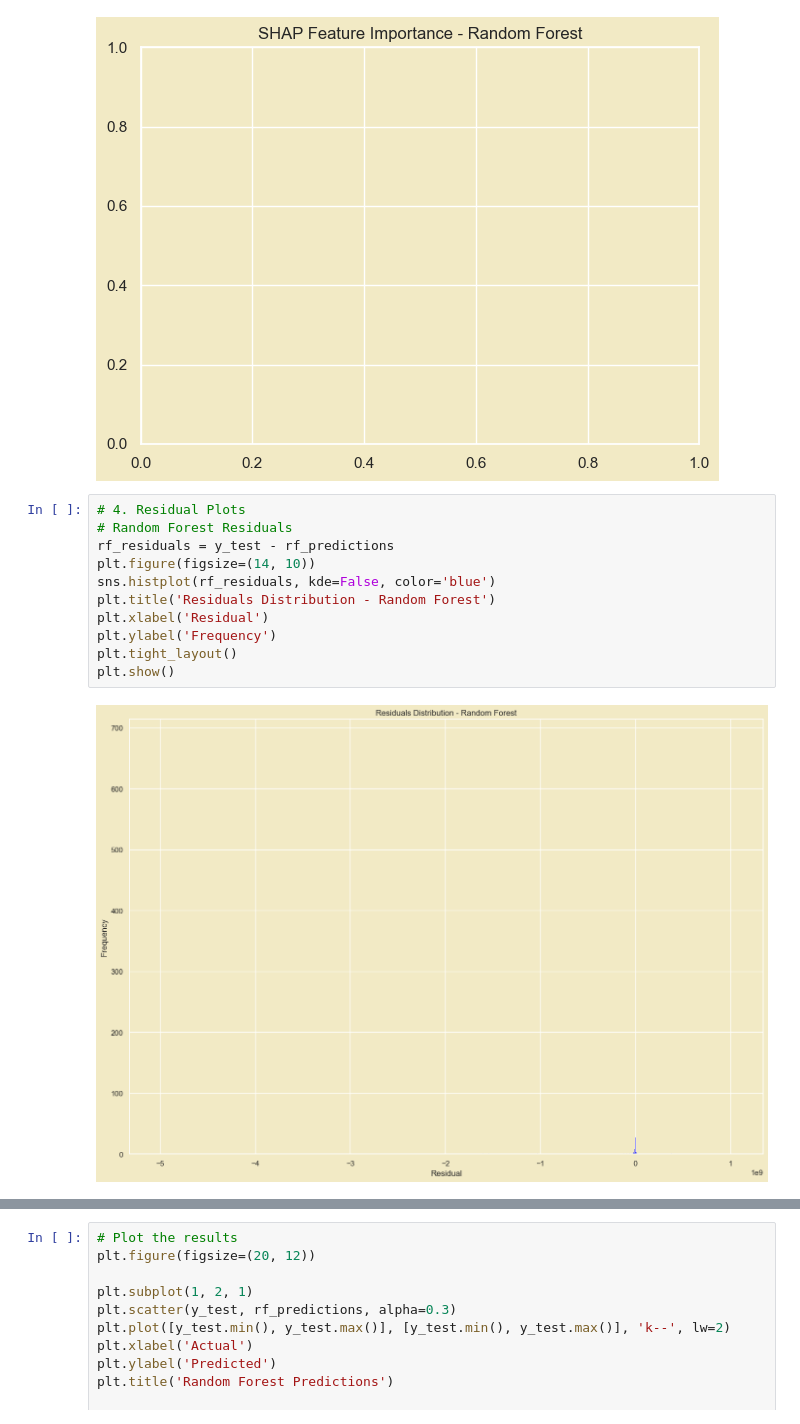
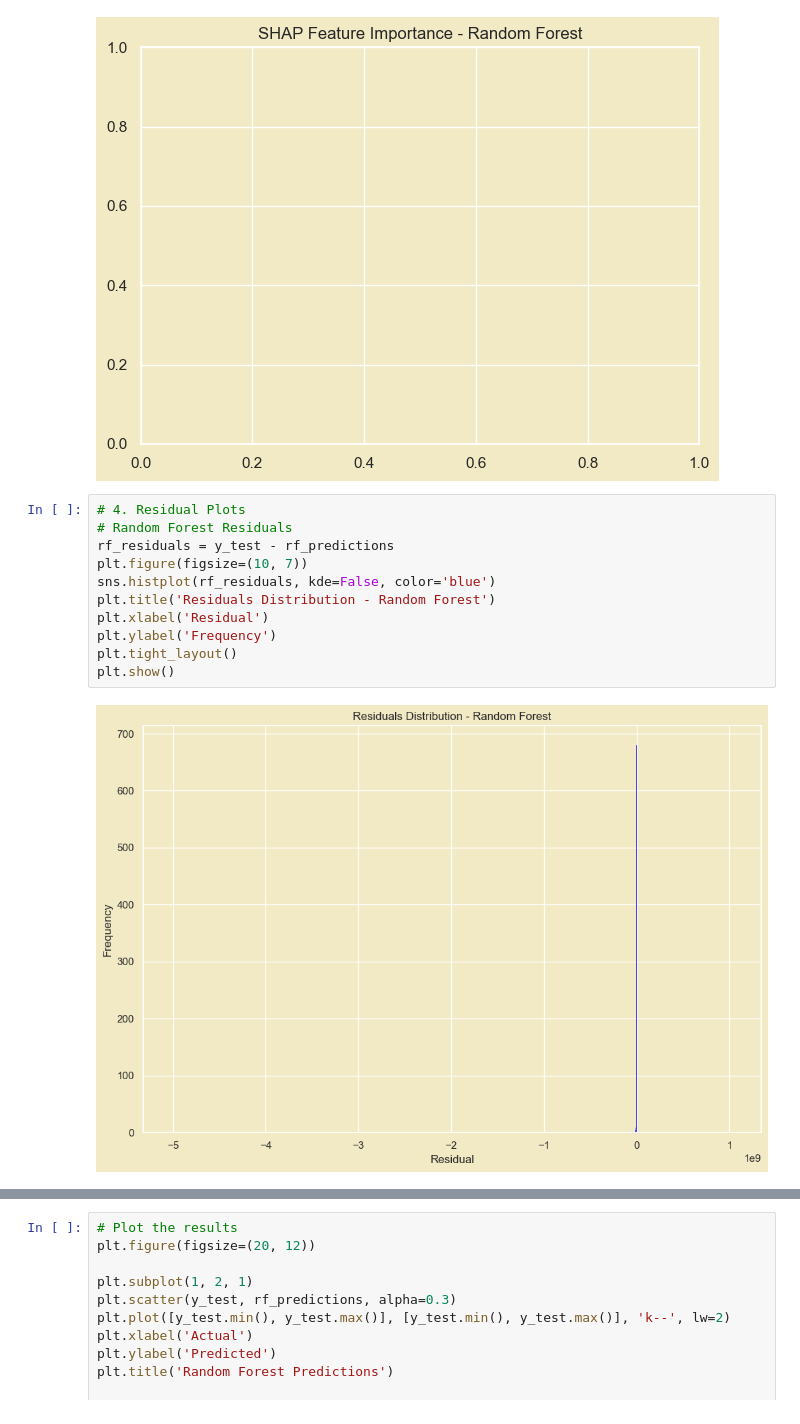
Before and after one commit to LNshuti/usgov-contracts-rag, a Jupyter notebook: src/notebooks/ml_usgov_contracts_ecommendation.ipynb, the cells around one changed output, grey strips where cells are left out. Cells and saved outputs as stored; diff of their text form.

```diff
--- a/src/notebooks/ml_usgov_contracts_ecommendation.ipynb
+++ b/src/notebooks/ml_usgov_contracts_ecommendation.ipynb
@@ -1028,16 +1028,16 @@ plt.show()
 # %%
 # 4. Residual Plots
 # Random Forest Residuals
 rf_residuals = y_test - rf_predictions
-plt.figure(figsize=(14, 10))
+plt.figure(figsize=(10, 7))
 sns.histplot(rf_residuals, kde=False, color='blue')
 plt.title('Residuals Distribution - Random Forest')
 plt.xlabel('Residual')
 plt.ylabel('Frequency')
 plt.tight_layout()
 plt.show()
 # %% [output]
-[figure, old version]
+[figure, new version]
 # %%
 # Ridge Regression Residuals
 ridge_residuals = y_test - ridge_predictions
```
Also changed, not shown: parts of 4 cells of this notebook.
